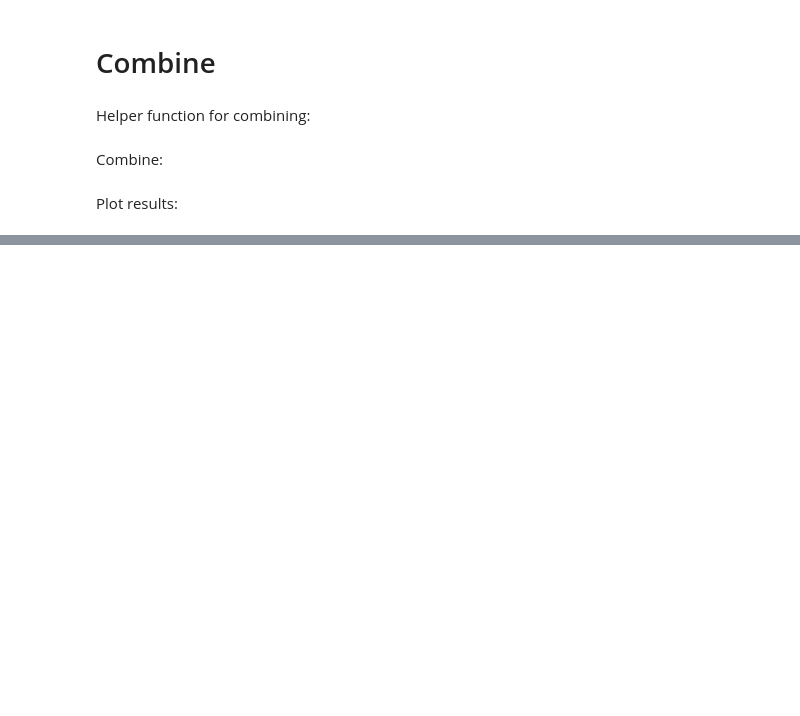
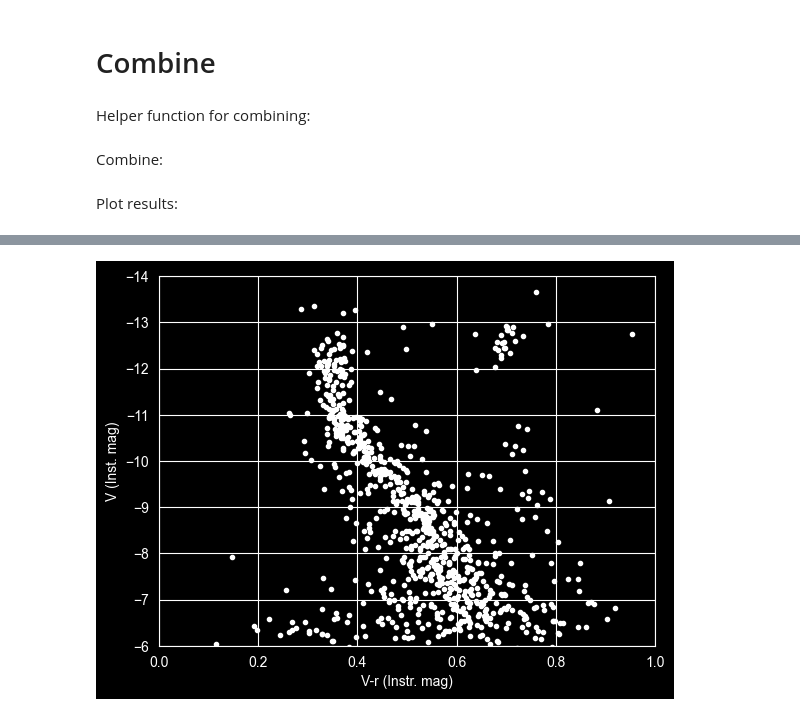
Before and after one commit to KevinLeenaerts/Observational-Astronomy, a Jupyter notebook: Master.ipynb, the cells around one changed output, grey strips where cells are left out. Cells and saved outputs as stored; diff of their text form; code cells hidden in the pictures; blank space fills up the shorter version.

```diff
--- a/Master.ipynb
+++ b/Master.ipynb
@@ -332,0 +373,9 @@ plt.show()
+# %%
+plt.plot(Vmag - rmag, Vmag, 'w.')
+plt.xlabel("V-r (Instr. mag)")
+plt.ylabel("V (Inst. mag)")
+plt.ylim(-6, -14)
+plt.xlim(0, 1)
+plt.show()
+# %% [output]
+[figure, added]
```
Also changed, not shown: parts of 40 cells of this notebook, 5 other files.
